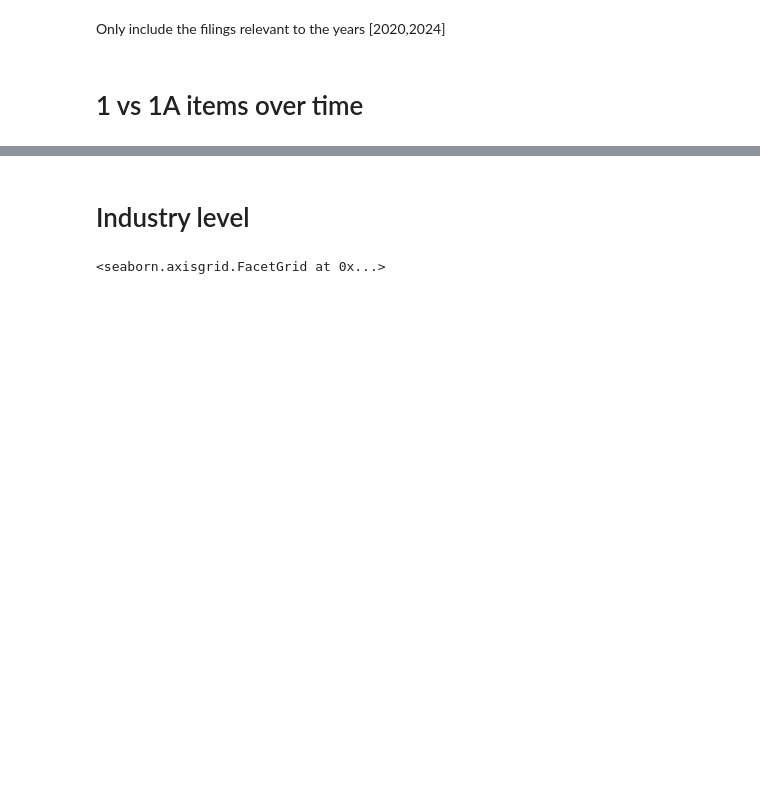
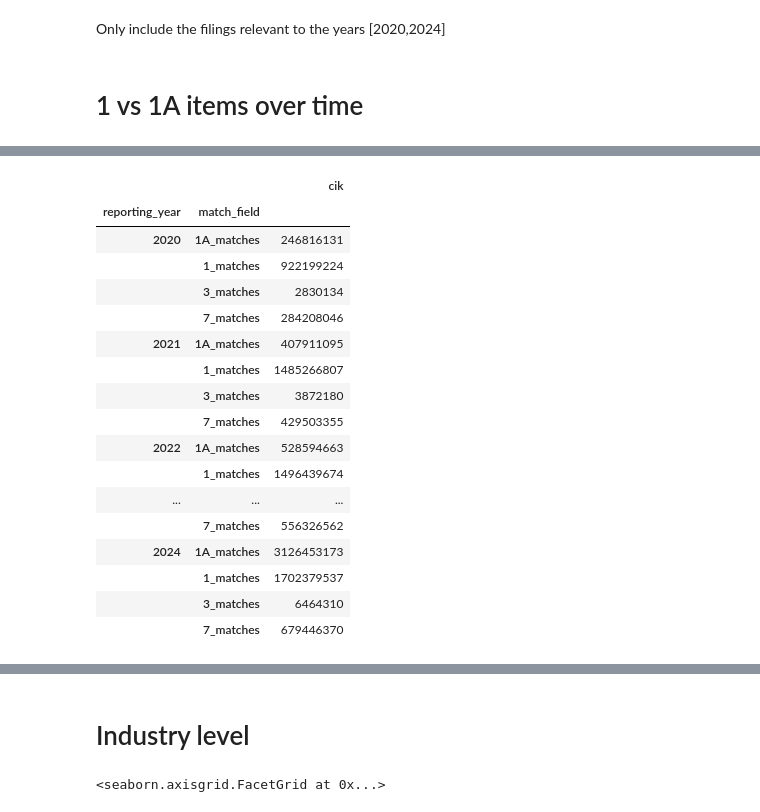
Before and after one commit to lucas-ubm/sec_analysis, a Jupyter notebook: notebooks/EDA.ipynb, the cells around one changed output, grey strips where cells are left out. Drawn from its saved outputs; the diff is of its cells as text; code cells hidden in the pictures; blank space fills up the shorter version.

```diff
--- a/notebooks/EDA.ipynb
+++ b/notebooks/EDA.ipynb
@@ -71,3 +81,24 @@ Name: submission_length, dtype: float64
+# %%
+ai_mentions.groupby(['reporting_year', 'match_field', 'cik']).nunique()[['sentence']].reset_index().groupby(['reporting_year', 'match_field']).sum()[['cik']]
+# %% [output]
+|  |  | cik |
+| reporting_year | match_field |  |
+| 2020 | 1A_matches | 246816131 |
+|  | 1_matches | 922199224 |
+|  | 3_matches | 2830134 |
+|  | 7_matches | 284208046 |
+| 2021 | 1A_matches | 407911095 |
+|  | 1_matches | 1485266807 |
+|  | 3_matches | 3872180 |
+|  | 7_matches | 429503355 |
+| 2022 | 1A_matches | 528594663 |
+|  | 1_matches | 1496439674 |
+| ... | ... | ... |
+|  | 7_matches | 556326562 |
+| 2024 | 1A_matches | 3126453173 |
+|  | 1_matches | 1702379537 |
+|  | 3_matches | 6464310 |
+|  | 7_matches | 679446370 |
 # %%
 # Seaborn scatter plot of evolution in number of mentions over time (split by match field)
 import seaborn as sns
```
Also changed, not shown: parts of 9 cells of this notebook, 1 other file.
